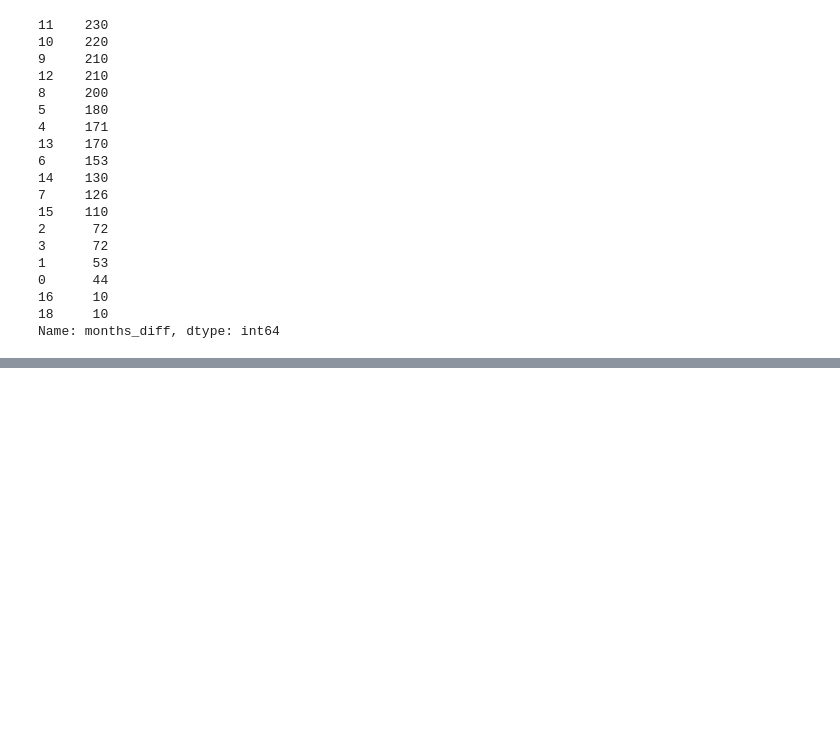
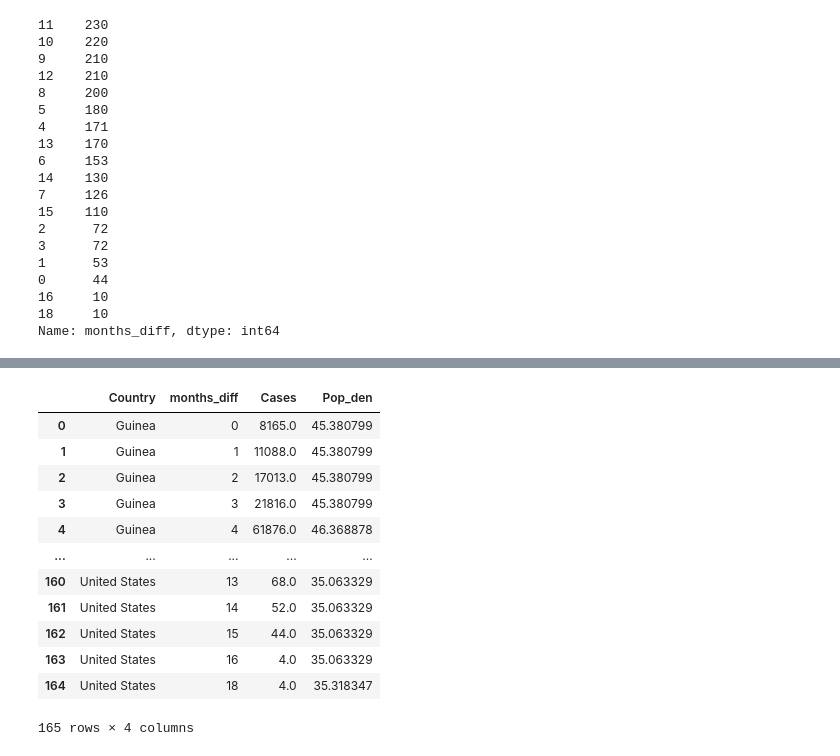
Before and after one commit to emimarch/BDA-Project, a Jupyter notebook: merge_data.ipynb, the cells around one changed output, grey strips where cells are left out. Drawn from its saved outputs; the diff is of its cells as text; code cells hidden in the pictures; blank space fills up the shorter version.

```diff
--- a/merge_data.ipynb
+++ b/merge_data.ipynb
@@ -499,0 +504,2 @@ merged_df.to_csv('ebola_population_with_missings.csv', index = False)
+# %%
+merged_md = pd.read_csv('ebola_population_with_missings.csv')
@@ -499,0 +523,18 @@ merged_df.to_csv('ebola_population_with_missings.csv', index = False)
+# %%
+only = merged_md[['Country', 'months_diff', 'Cases', 'Pop_den']]
+grouped = only.groupby(['Country', 'months_diff'], as_index=False).agg({'Cases':'sum', 'Pop_den':'mean'})
+grouped
+# %% [output]
+|  | Country | months_diff | Cases | Pop_den |
+| 0 | Guinea | 0 | 8165.0 | 45.380799 |
+| 1 | Guinea | 1 | 11088.0 | 45.380799 |
+| 2 | Guinea | 2 | 17013.0 | 45.380799 |
+| 3 | Guinea | 3 | 21816.0 | 45.380799 |
+| 4 | Guinea | 4 | 61876.0 | 46.368878 |
+| ... | ... | ... | ... | ... |
+| 160 | United States | 13 | 68.0 | 35.063329 |
+| 161 | United States | 14 | 52.0 | 35.063329 |
+| 162 | United States | 15 | 44.0 | 35.063329 |
+| 163 | United States | 16 | 4.0 | 35.063329 |
+| 164 | United States | 18 | 4.0 | 35.318347 |
+165 rows × 4 columns
```
Also changed, not shown: parts of 4 cells of this notebook, 1 other file.
